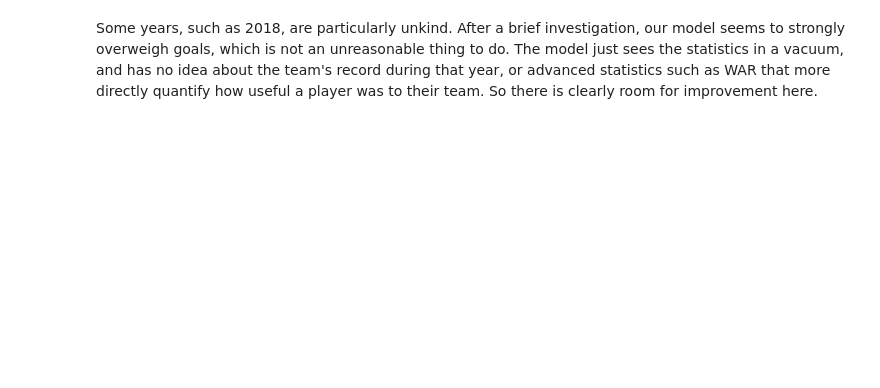
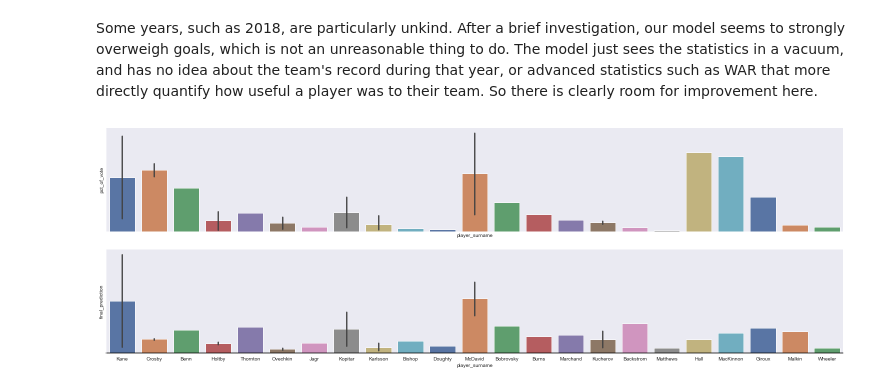
Before and after one commit to dbz10/NHL-Player-Awards, a Jupyter notebook: NHL MVP prediction.ipynb, the cells around one changed output. Cells and saved outputs as stored; diff of their text form; code cells hidden in the pictures; blank space fills up the shorter version.

```diff
--- a/NHL MVP prediction.ipynb
+++ b/NHL MVP prediction.ipynb
@@ -520,2 +520,26 @@ Averaged MAE 18.291247
 # %% [markdown]
 Some years, such as 2018, are particularly unkind. After a brief investigation, our model seems to strongly overweigh goals, which is not an unreasonable thing to do. The model just sees the statistics in a vacuum, and has no idea about the team's record during that year, or advanced statistics such as WAR that more directly quantify how useful a player was to their team. So there is clearly room for improvement here.
+# %%
+#Make the plotting nicer by only using the last names
+surnames = [re.search('\w+ (\w+)', name).group(1) for name in test["player"]]
+test["player_surname"] = surnames
+# %%
+#Showing all three years together
+f, (ax1, ax2) = plt.subplots(2, 1, figsize=(21, 7), sharex=True)
+
+# sns.barplot(x='pct_of_vote', y='final_prediction', data=test[test.loc[:,"Year"]==2017], palette="vlag", ax=ax2)
+sns.barplot(x='player_surname', y='pct_of_vote', data=test, palette="deep", ax=ax1)
+ax2.axhline(0, color="k", clip_on=False)
+ax2.set_ylabel("% of Vote")
+
+# sns.barplot(x='player', y='final_prediction', data=test[test.loc[:,"Year"]==2018], palette="deep", ax=ax3)
+sns.barplot(x='player_surname', y='final_prediction', data=test, palette="deep", ax=ax2)
+ax3.axhline(0, color="k", clip_on=False)
+ax3.set_ylabel("Predicted % of Vote")
+
+# Finalize the plot
+sns.despine(bottom=True)
+plt.setp(f.axes, yticks=[])
+plt.tight_layout(h_pad=2)
+# %% [output]
+[figure, added]
```
Also changed, not shown: parts of 2 cells of this notebook.
